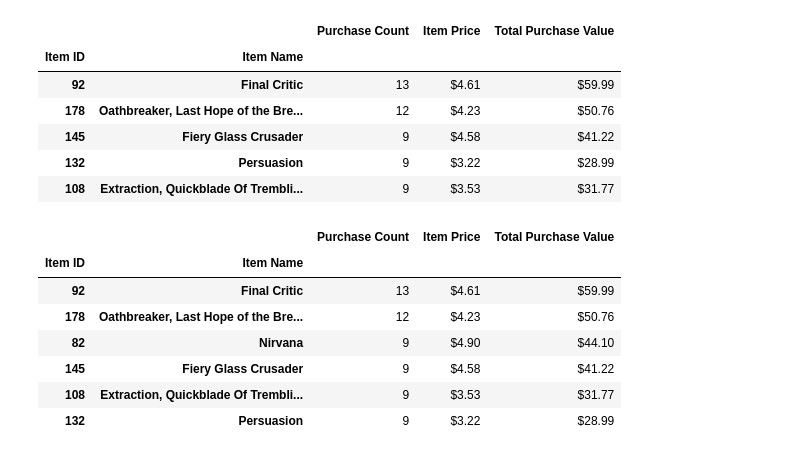
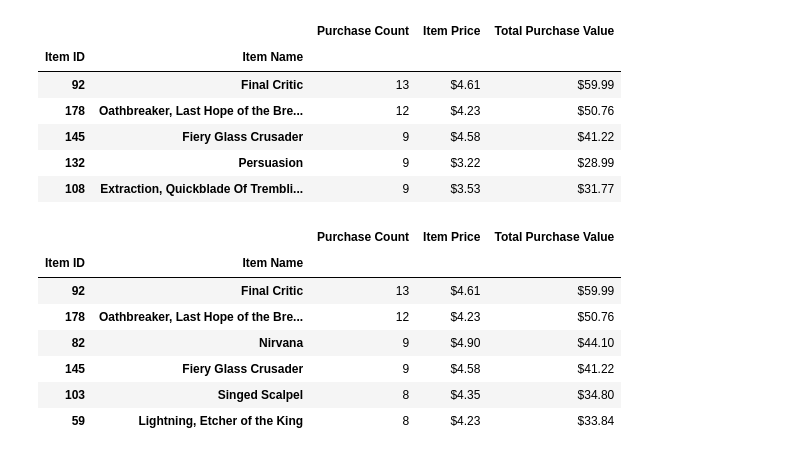
Before and after one commit to yankong88118/UCI-Test-YK, a Jupyter notebook: Pandas-Challenge/HeroesOfPymoli/Main.ipynb, the cells around one changed output. Cells and saved outputs as stored; diff of their text form; code cells hidden in the pictures.

```diff
--- a/Pandas-Challenge/HeroesOfPymoli/Main.ipynb
+++ b/Pandas-Challenge/HeroesOfPymoli/Main.ipynb
@@ -230,16 +234,22 @@ sort_item_df.head(5)
 | 145 | Fiery Glass Crusader | 9 | $4.58 | $41.22 |
 | 132 | Persuasion | 9 | $3.22 | $28.99 |
 | 108 | Extraction, Quickblade Of Trembli... | 9 | $3.53 | $31.77 |
-# %%
-#sort most profit
-sort_profit_df=Top_item_df.sort_values(["Purchase Count","Total Purchase Value"], ascending=False)
-sort_profit_df.head(6)
-# %% [output]
-|  |  | Purchase Count | Item Price | Total Purchase Value |
-| Item ID | Item Name |  |  |  |
-| 92 | Final Critic | 13 | $4.61 | $59.99 |
-| 178 | Oathbreaker, Last Hope of the Bre... | 12 | $4.23 | $50.76 |
-| 82 | Nirvana | 9 | $4.90 | $44.10 |
-| 145 | Fiery Glass Crusader | 9 | $4.58 | $41.22 |
-| 108 | Extraction, Quickblade Of Trembli... | 9 | $3.53 | $31.77 |
-| 132 | Persuasion | 9 | $3.22 | $28.99 |
+# %%
+#sort most profit
+Top_item_df=pd.DataFrame({"Purchase Count":Top_item_count,
+                       "Item Price":Item_price,
+                        "Total Purchase Value":Total_top_item})
+sort_profit_df=Top_item_df.sort_values(["Total Purchase Value"], ascending=False)
+#format
+sort_profit_df["Total Purchase Value"]=(sort_profit_df["Total Purchase Value"]).apply(lambda x: '${:,.2f}'.format(x))
+sort_profit_df["Item Price"]=(sort_profit_df["Item Price"]).apply(lambda x: '${:,.2f}'.format(x))
+sort_profit_df.head(6)
+# %% [output]
+|  |  | Purchase Count | Item Price | Total Purchase Value |
+| Item ID | Item Name |  |  |  |
+| 92 | Final Critic | 13 | $4.61 | $59.99 |
+| 178 | Oathbreaker, Last Hope of the Bre... | 12 | $4.23 | $50.76 |
+| 82 | Nirvana | 9 | $4.90 | $44.10 |
+| 145 | Fiery Glass Crusader | 9 | $4.58 | $41.22 |
+| 103 | Singed Scalpel | 8 | $4.35 | $34.80 |
+| 59 | Lightning, Etcher of the King | 8 | $4.23 | $33.84 |
```
Also changed, not shown: parts of 4 cells of this notebook.
